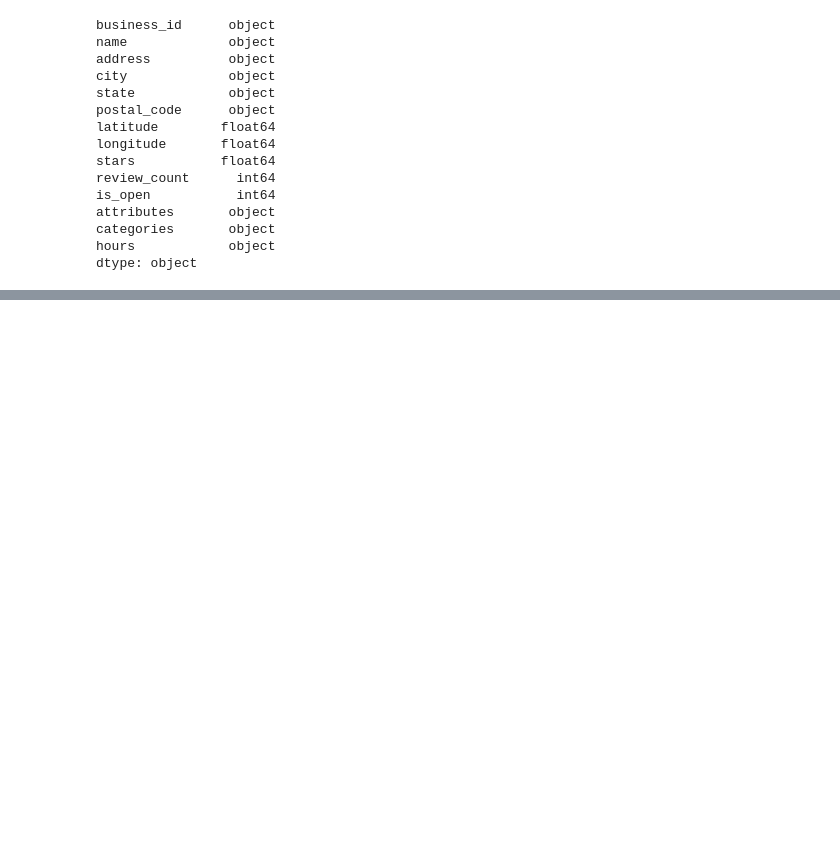
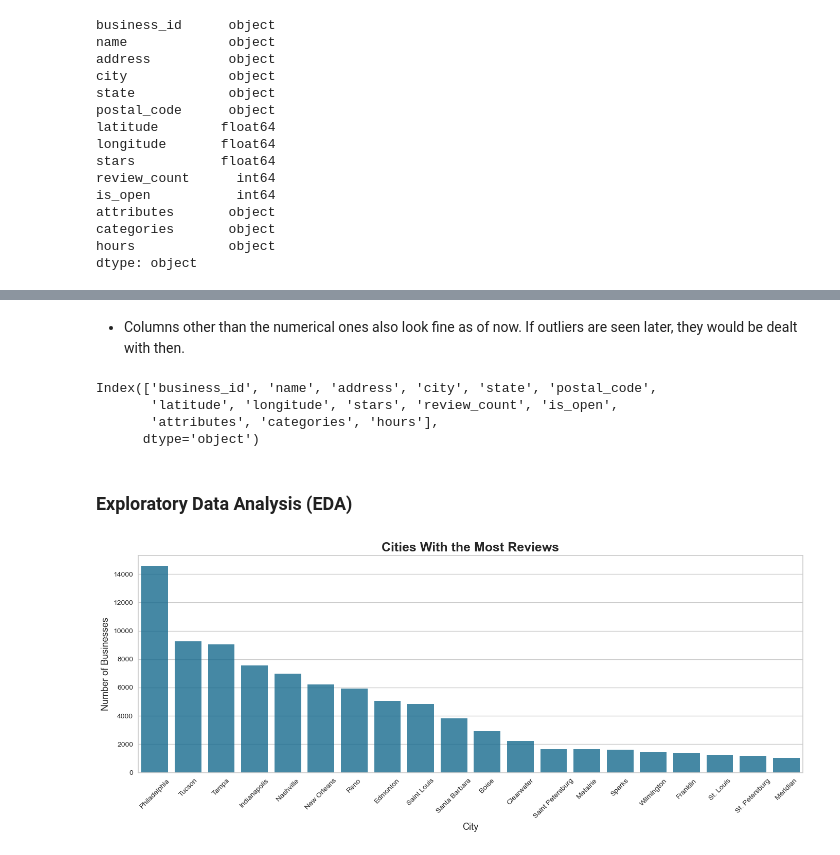
Before and after one commit to junaidazhar42/YelpSphere-Geo-Based-Cluster-Analysis, a Jupyter notebook: main.ipynb, the cells around one changed output, grey strips where cells are left out. Cells and saved outputs as stored; diff of their text form; code cells hidden in the pictures; blank space fills up the shorter version.

```diff
--- a/main.ipynb
+++ b/main.ipynb
@@ -69,0 +206,28 @@ dtype: object
+# %% [markdown]
+* Columns other than the numerical ones also look fine as of now. If outliers are seen later, they would be dealt with then.
+# %%
+df.columns
+# %% [output]
+Index(['business_id', 'name', 'address', 'city', 'state', 'postal_code',
+       'latitude', 'longitude', 'stars', 'review_count', 'is_open',
+       'attributes', 'categories', 'hours'],
+      dtype='object')
+# %% [markdown]
+### Exploratory Data Analysis (EDA)
+# %%
+# Top Cities/Cities with the most reviews
+
+x = df['city'].value_counts()
+x = x.sort_values(ascending = False)
+x = x.iloc[0:20]
+plt.figure(figsize = (14, 6))
+sns.barplot(x = x.index, y = x.values, alpha = 0.8)
+plt.title("Cities With the Most Reviews", fontweight = 'bold', fontsize = 18)
+locs, labels = plt.xticks()
+plt.setp(labels, rotation=45)
+plt.xlabel('City', fontsize = 13)
+plt.ylabel('Number of Businesses', fontsize = 13)
+plt.tight_layout()
+plt.show()
+# %% [output]
+[figure, added]
```
Also changed, not shown: parts of 24 cells of this notebook.
